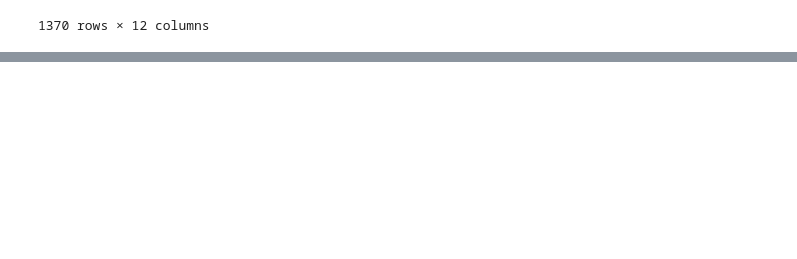
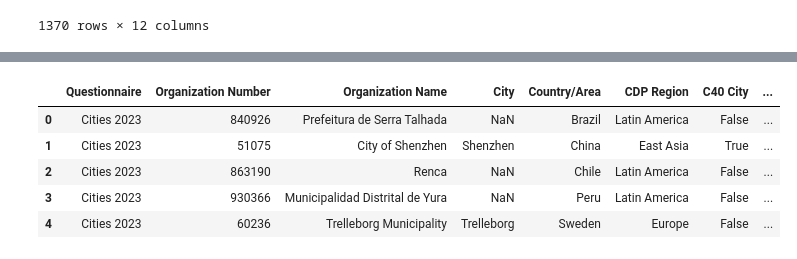
Before and after one commit to noInPutsv2/OLA3_DB, a Jupyter notebook: Assigmet1.ipynb, the cells around one changed output, grey strips where cells are left out. Cells and saved outputs as stored; diff of their text form; code cells hidden in the pictures; blank space fills up the shorter version.

```diff
--- a/Assigmet1.ipynb
+++ b/Assigmet1.ipynb
@@ -895,0 +739,6 @@ conn.close()
+# %%
+OrgCombine_reset = OrgCombine.reset_index(drop=True)
+reportYears = [2016, 2017, 2023]
+ClimateR = pd.read_csv("2023_Cities_Climate_Risk_and_Vulnerability_Assessments_20240207.csv")
+ClimateR_reset = ClimateR.reset_index(drop=True)
+CountryCombine_reset = ContryCombine.reset_index(drop=True)
@@ -895,0 +795,9 @@ conn.close()
+# %%
+ClimateR_reset.head()
+# %% [output]
+|  | Questionnaire | Organization Number | Organization Name | City | Country/Area | CDP Region | C40 City | ... |
+| 0 | Cities 2023 | 840926 | Prefeitura de Serra Talhada | NaN | Brazil | Latin America | False | ... |
+| 1 | Cities 2023 | 51075 | City of Shenzhen | Shenzhen | China | East Asia | True | ... |
+| 2 | Cities 2023 | 863190 | Renca | NaN | Chile | Latin America | False | ... |
+| 3 | Cities 2023 | 930366 | Municipalidad Distrital de Yura | NaN | Peru | Latin America | False | ... |
+| 4 | Cities 2023 | 60236 | Trelleborg Municipality | Trelleborg | Sweden | Europe | False | ... |
```
Also changed, not shown: parts of 16 cells of this notebook.
